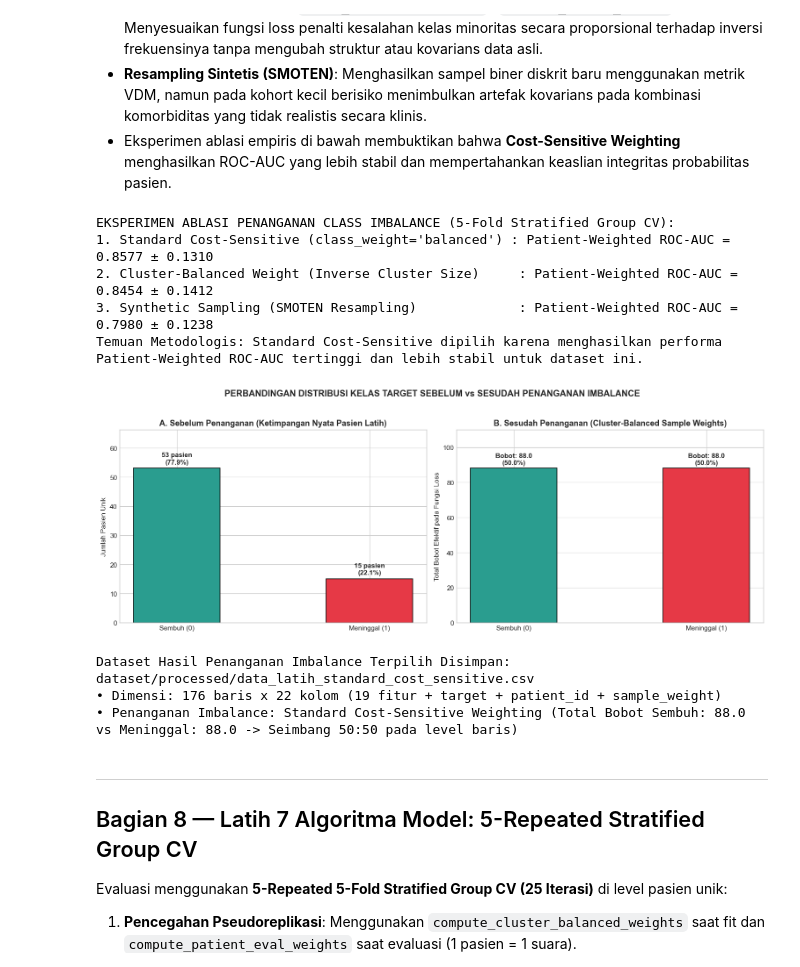
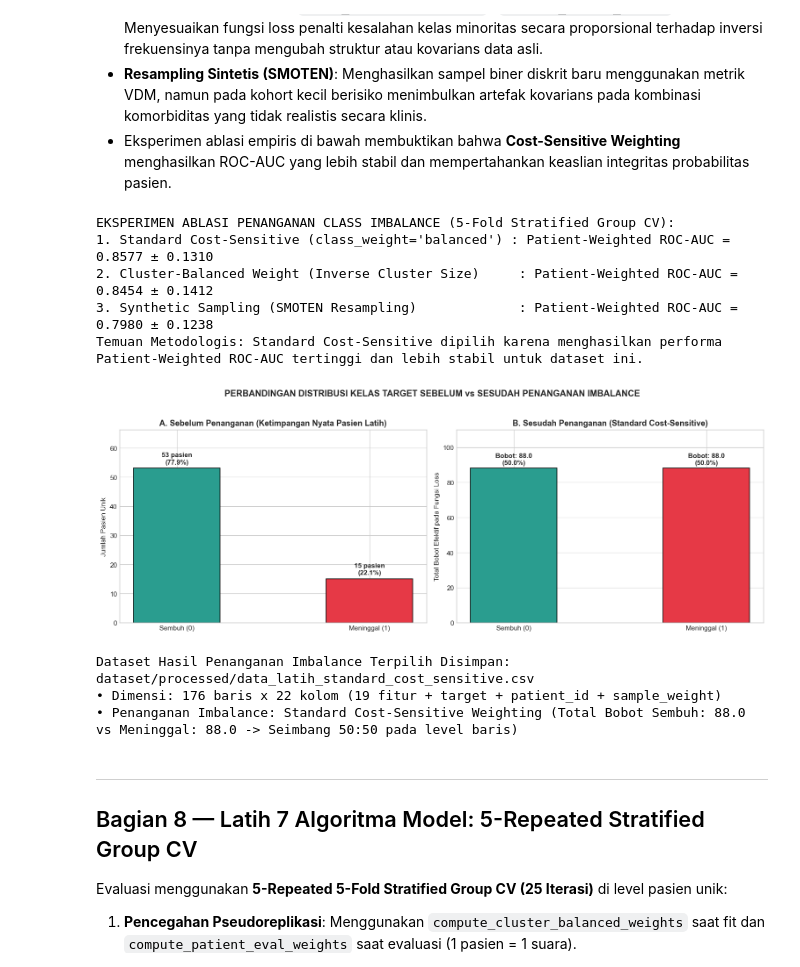
Before and after one commit to miracleboy-rw/MBKM, a Jupyter notebook: MBKM_2_Ivan_Nur_Azmi.ipynb, the cells around one changed output. Cells and saved outputs as stored; diff of their text form; code cells hidden in the pictures.

```diff
--- a/MBKM_2_Ivan_Nur_Azmi.ipynb
+++ b/MBKM_2_Ivan_Nur_Azmi.ipynb
@@ -707,37 +707,37 @@ bars_ses = axes[1].bar(
     [w_sembuh_sesudah, w_meninggal_sesudah],
     color=['#2a9d8f', '#e63946'], edgecolor='black', width=0.45
 )
-axes[1].set_title('B. Sesudah Penanganan (Cluster-Balanced Sample Weights)', fontweight='bold')
+axes[1].set_title('B. Sesudah Penanganan (Standard Cost-Sensitive)', fontweight='bold')
 axes[1].set_ylabel('Total Bobot Efektif pada Fungsi Loss')
 axes[1].set_ylim(0, max(w_sembuh_sesudah, w_meninggal_sesudah) * 1.25)
 for bar, pct in zip(bars_ses, [pct_sembuh_ses, pct_meninggal_ses]):
     h = bar.get_height()
     axes[1].text(bar.get_x() + bar.get_width()/2, h + 2.0, f"Bobot: {h:.1f}\n({pct:.1f}%)", ha='center', fontweight='bold', fontsize=10)
 
 plt.suptitle('PERBANDINGAN DISTRIBUSI KELAS TARGET SEBELUM vs SESUDAH PENANGANAN IMBALANCE', fontsize=13, fontweight='bold', y=1.03)
 plt.tight_layout()
 os.makedirs('output', exist_ok=True)
 plt.savefig('output/penyeimbangan_kelas.png', dpi=300, bbox_inches='tight')
 plt.show()
 
 # Menyimpan dataset latih berbobot hasil penanganan imbalance terpilih (Cluster-Balanced Weights)
 df_latih_penanganan = X_train.copy()
 df_latih_penanganan['target_luaran'] = y_train.values
 df_latih_penanganan['true_patient_id'] = groups_train.values
 df_latih_penanganan['sample_weight'] = weights_train
 
 path_latih_balanced = 'dataset/processed/data_latih_standard_cost_sensitive.csv'
 df_latih_penanganan.to_csv(path_latih_balanced, index=False)
 print(f"Dataset Hasil Penanganan Imbalance Terpilih Disimpan: {path_latih_balanced}")
 print(f"• Dimensi: {df_latih_penanganan.shape[0]} baris x {df_latih_penanganan.shape[1]} kolom (19 fitur + target + patient_id + sample_weight)")
 print(f"• Penanganan Imbalance: Standard Cost-Sensitive Weighting (Total Bobot Sembuh: {w_sembuh_sesudah:.1f} vs Meninggal: {w_meninggal_sesudah:.1f} -> Seimbang 50:50 pada level baris)")
 # %% [output]
 EKSPERIMEN ABLASI PENANGANAN CLASS IMBALANCE (5-Fold Stratified Group CV):
 1. Standard Cost-Sensitive (class_weight='balanced') : Patient-Weighted ROC-AUC = 0.8577 ± 0.1310
 2. Cluster-Balanced Weight (Inverse Cluster Size)     : Patient-Weighted ROC-AUC = 0.8454 ± 0.1412
 3. Synthetic Sampling (SMOTEN Resampling)             : Patient-Weighted ROC-AUC = 0.7980 ± 0.1238
 Temuan Metodologis: Standard Cost-Sensitive dipilih karena menghasilkan performa Patient-Weighted ROC-AUC tertinggi dan lebih stabil untuk dataset ini.
-[figure, old version]
+[figure, new version]
 Dataset Hasil Penanganan Imbalance Terpilih Disimpan: dataset/processed/data_latih_standard_cost_sensitive.csv
 • Dimensi: 176 baris x 22 kolom (19 fitur + target + patient_id + sample_weight)
 • Penanganan Imbalance: Standard Cost-Sensitive Weighting (Total Bobot Sembuh: 88.0 vs Meninggal: 88.0 -> Seimbang 50:50 pada level baris)
```
Also changed, not shown: parts of 3 cells of this notebook, 9 other files.
